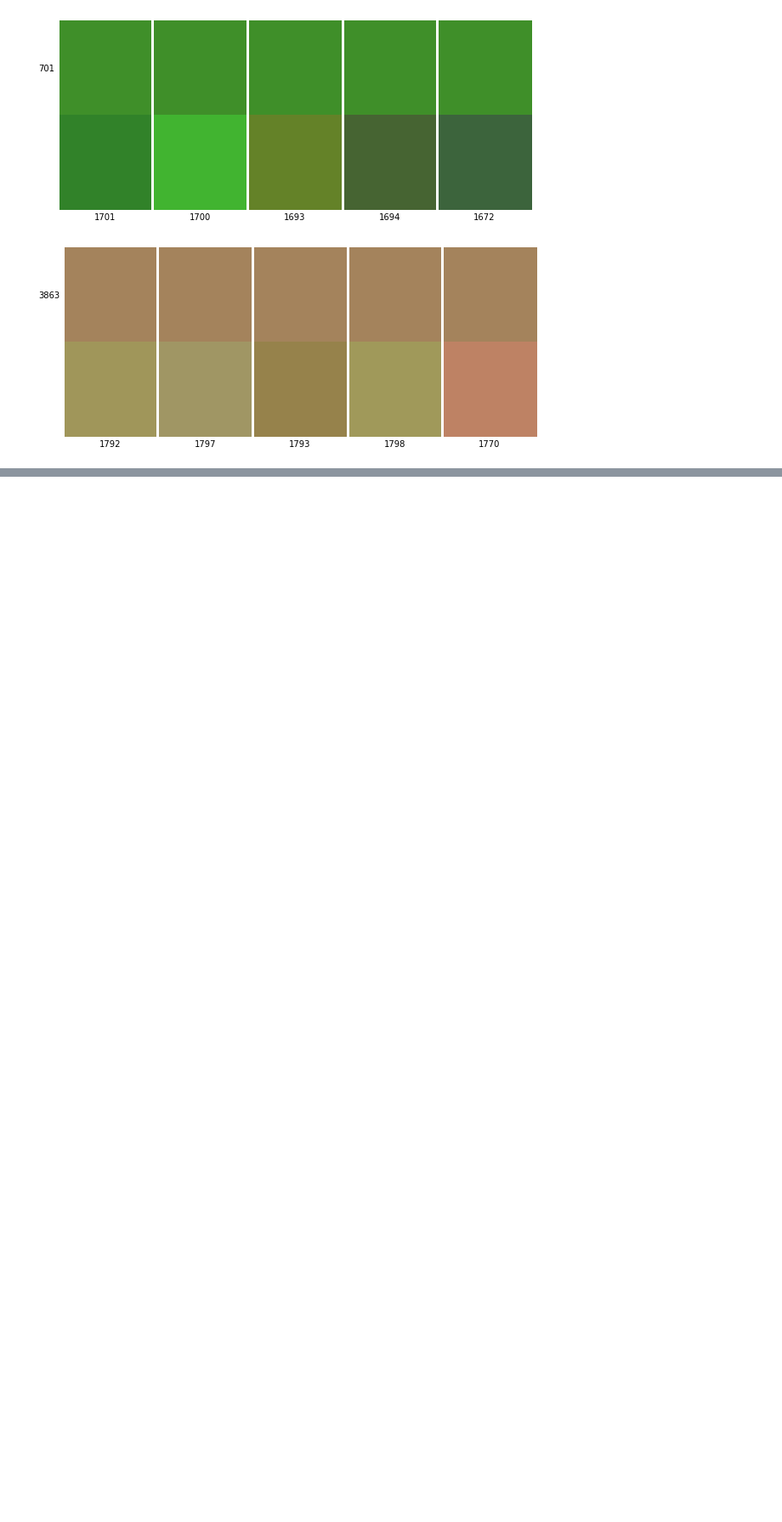
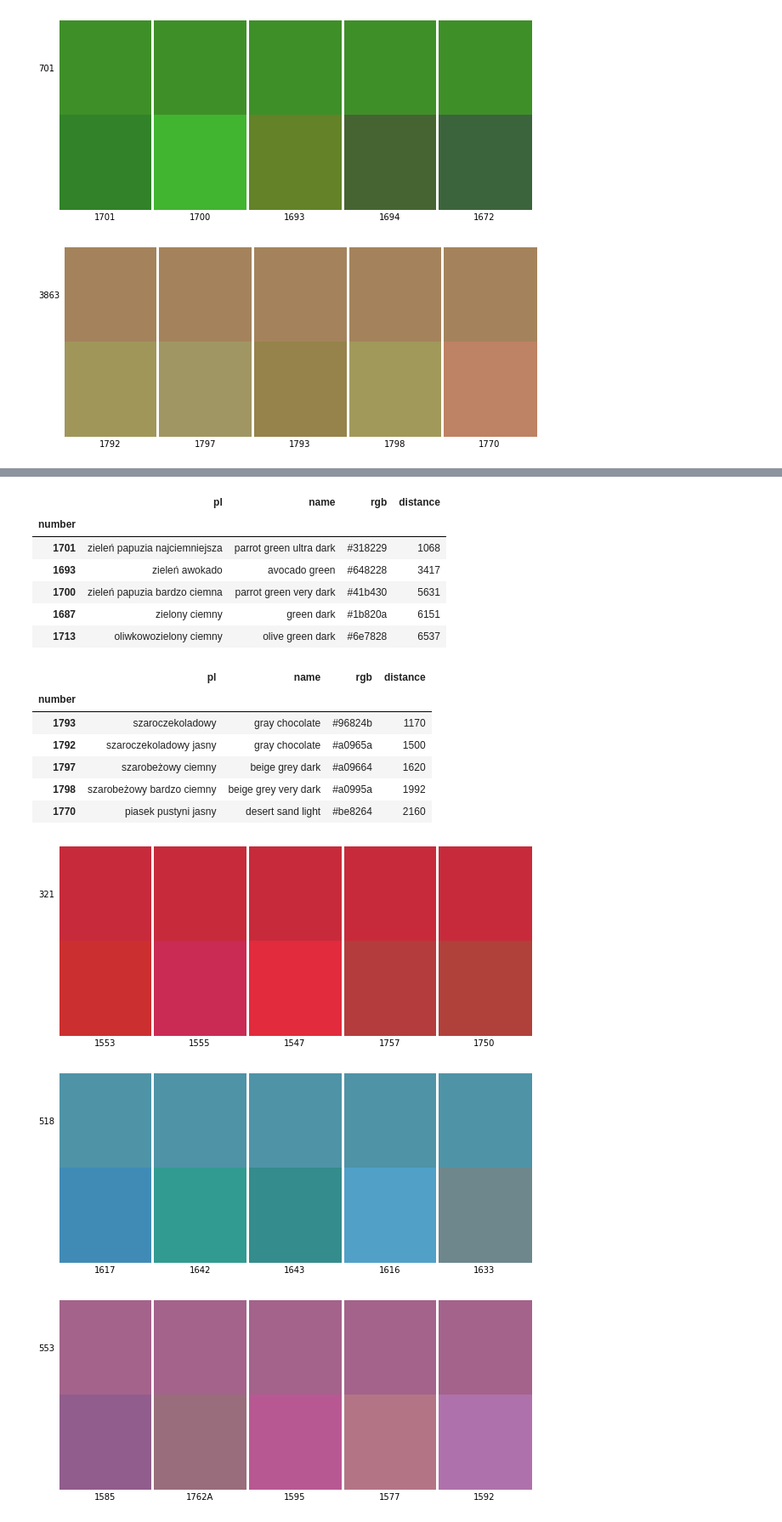
Before and after one commit to JuliaSzulc/flossverter, a Jupyter notebook: sandbox.ipynb, the cells around one changed output, grey strips where cells are left out. Shown: that part at 85% size. Saved outputs shown, nothing was run; the diff lists cells and outputs as text; code cells hidden in the pictures; blank space fills up the shorter version.

Commit message:
rgb score with gamma correction implemented + some refactoring

```diff
--- a/sandbox.ipynb
+++ b/sandbox.ipynb
@@ -67,8 +60,9 @@ def to_dec(hex_str):
 # %%
 def rgb_euclidean(base, other):
-    score = 0
-    for x, y in zip(pair_split(base), pair_split(other)):
-        score += (to_dec(x) - to_dec(y))**2
+    primaries_base = hex_string_to_dec_primaries(base)
+    primaries_other = hex_string_to_dec_primaries(other)
+
+    score = sum([(b - o)**2 for b, o in zip(primaries_base, primaries_other)])
 
     return score
 # %%
@@ -117,0 +114,15 @@ for base_num in base_numbers:
+# %%
+def rgb_gamma_correction(base, other):
+    primaries_base = hex_string_to_dec_primaries(base)
+    primaries_other = hex_string_to_dec_primaries(other)
+
+    redmean = (primaries_base[0] + primaries_other[0]) / 2
+    factors = (2, 4, 3) if redmean < 128 else (3, 4, 2)
+
+    score = sum([((b - o)**2 * f) for b, o, f in zip(primaries_base, primaries_other, factors)])
+
+    return score
+# %%
+for base_num in base_numbers:
+    find_similar(base_num, rgb_gamma_correction, 5)
+# %% [output]
@@ -117,0 +150,17 @@ for base_num in base_numbers:
+|  | pl | name | rgb | distance |
+| number |  |  |  |  |
+| 1701 | zieleń papuzia najciemniejsza | parrot green ultra dark | #318229 | 1068 |
+| 1693 | zieleń awokado | avocado green | #648228 | 3417 |
+| 1700 | zieleń papuzia bardzo ciemna | parrot green very dark | #41b430 | 5631 |
+| 1687 | zielony ciemny | green dark | #1b820a | 6151 |
+| 1713 | oliwkowozielony ciemny | olive green dark | #6e7828 | 6537 |
+|  | pl | name | rgb | distance |
+| number |  |  |  |  |
+| 1793 | szaroczekoladowy | gray chocolate | #96824b | 1170 |
+| 1792 | szaroczekoladowy jasny | gray chocolate | #a0965a | 1500 |
+| 1797 | szarobeżowy ciemny | beige grey dark | #a09664 | 1620 |
+| 1798 | szarobeżowy bardzo ciemny | beige grey very dark | #a0995a | 1992 |
+| 1770 | piasek pustyni jasny | desert sand light | #be8264 | 2160 |
+[figure, added]
+[figure, added]
+[figure, added]
```
Also changed, not shown: parts of 4 cells of this notebook, 1 other file.
